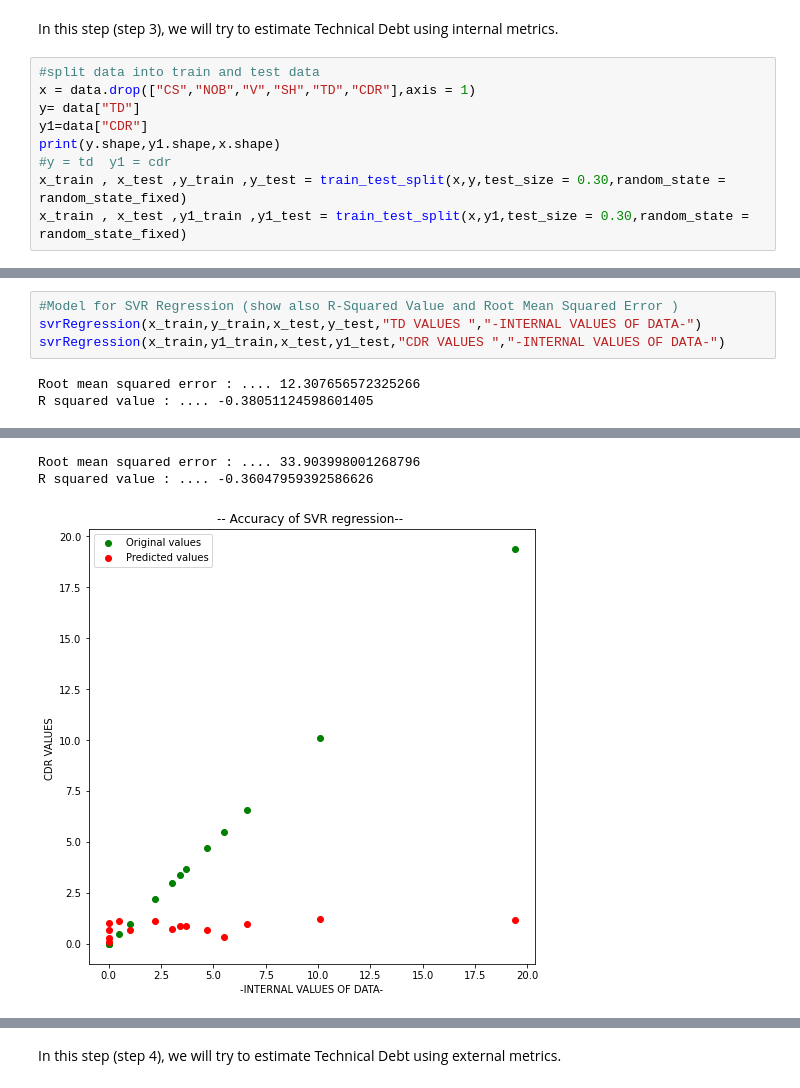
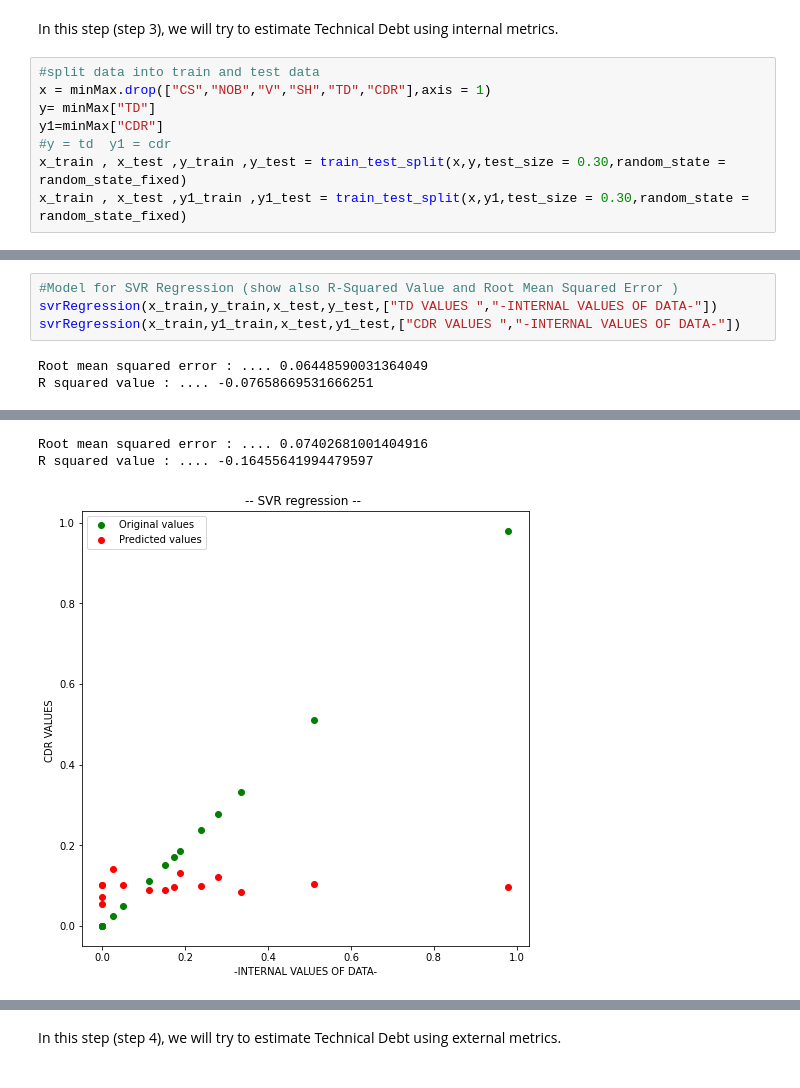
Before and after one commit to b2200765028/ain-assignments, a Jupyter notebook: Assignment5.ipynb, the cells around one changed output, grey strips where cells are left out. Drawn from its saved outputs; the diff is of its cells as text.

```diff
--- a/Assignment5.ipynb
+++ b/Assignment5.ipynb
@@ -264,10 +285,9 @@ def mlpRegressor(X_train,y_train,X_test,y_test):
 In this step (step 3), we will try to estimate Technical Debt using internal metrics.
 # %%
 #split data into train and test data
-x = data.drop(["CS","NOB","V","SH","TD","CDR"],axis = 1)
-y= data["TD"]
-y1=data["CDR"]
-print(y.shape,y1.shape,x.shape)
+x = minMax.drop(["CS","NOB","V","SH","TD","CDR"],axis = 1)
+y= minMax["TD"]
+y1=minMax["CDR"]
 #y = td  y1 = cdr
 x_train , x_test ,y_train ,y_test = train_test_split(x,y,test_size = 0.30,random_state = random_state_fixed)
 x_train , x_test ,y1_train ,y1_test = train_test_split(x,y1,test_size = 0.30,random_state = random_state_fixed)
@@ -287,7 +305,7 @@ R squared value : .... -0.2535393690060339
 # %%
 #Model for SVR Regression (show also R-Squared Value and Root Mean Squared Error )
-svrRegression(x_train,y_train,x_test,y_test,"TD VALUES ","-INTERNAL VALUES OF DATA-")
-svrRegression(x_train,y1_train,x_test,y1_test,"CDR VALUES ","-INTERNAL VALUES OF DATA-")
+svrRegression(x_train,y_train,x_test,y_test,["TD VALUES ","-INTERNAL VALUES OF DATA-"])
+svrRegression(x_train,y1_train,x_test,y1_test,["CDR VALUES ","-INTERNAL VALUES OF DATA-"])
 # %% [output]
-Root mean squared error : .... 12.307656572325266
-R squared value : .... -0.38051124598601405
+Root mean squared error : .... 0.06448590031364049
+R squared value : .... -0.07658669531666251
@@ -295,5 +313,5 @@ R squared value : .... -0.38051124598601405
-Root mean squared error : .... 33.903998001268796
-R squared value : .... -0.36047959392586626
+Root mean squared error : .... 0.07402681001404916
+R squared value : .... -0.16455641994479597
-[figure, old version]
+[figure, new version]
 # %%
 #Model for Decision Tree Regression (show also R-Squared Value and Root Mean Squared Error )
```
Also changed, not shown: parts of 23 cells of this notebook.
